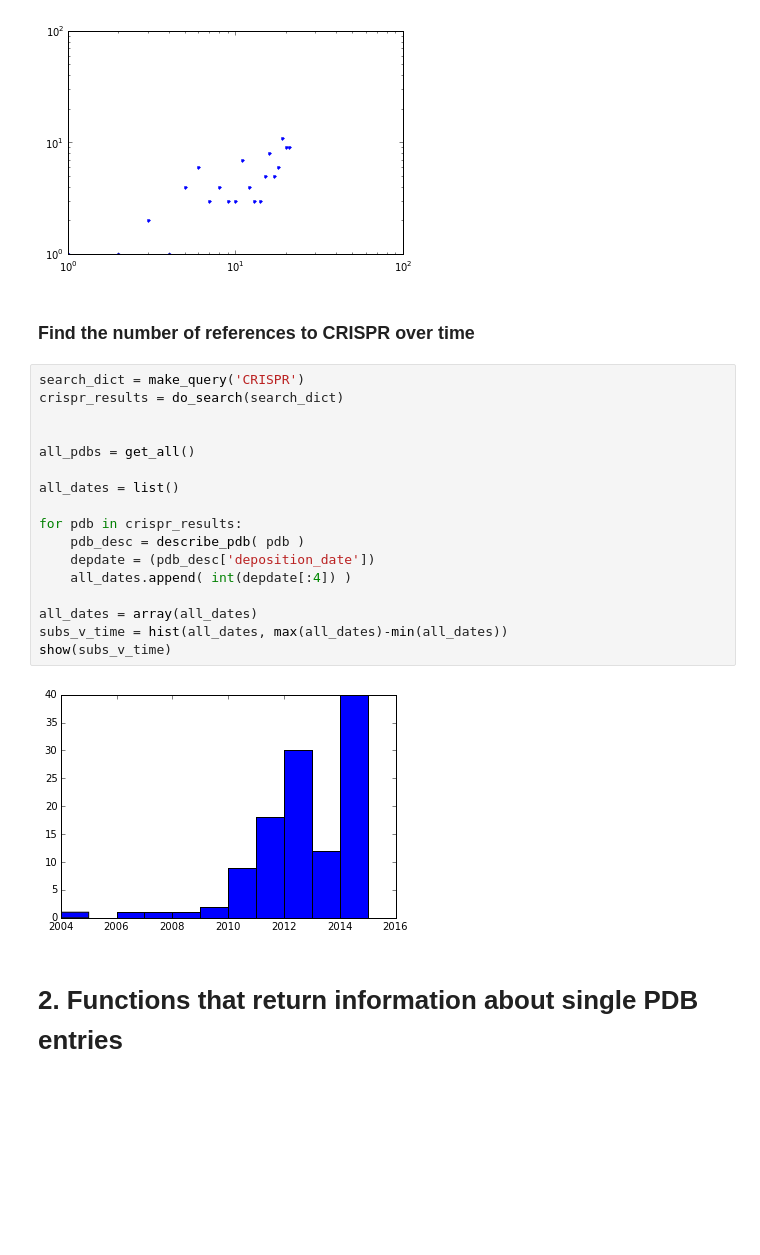
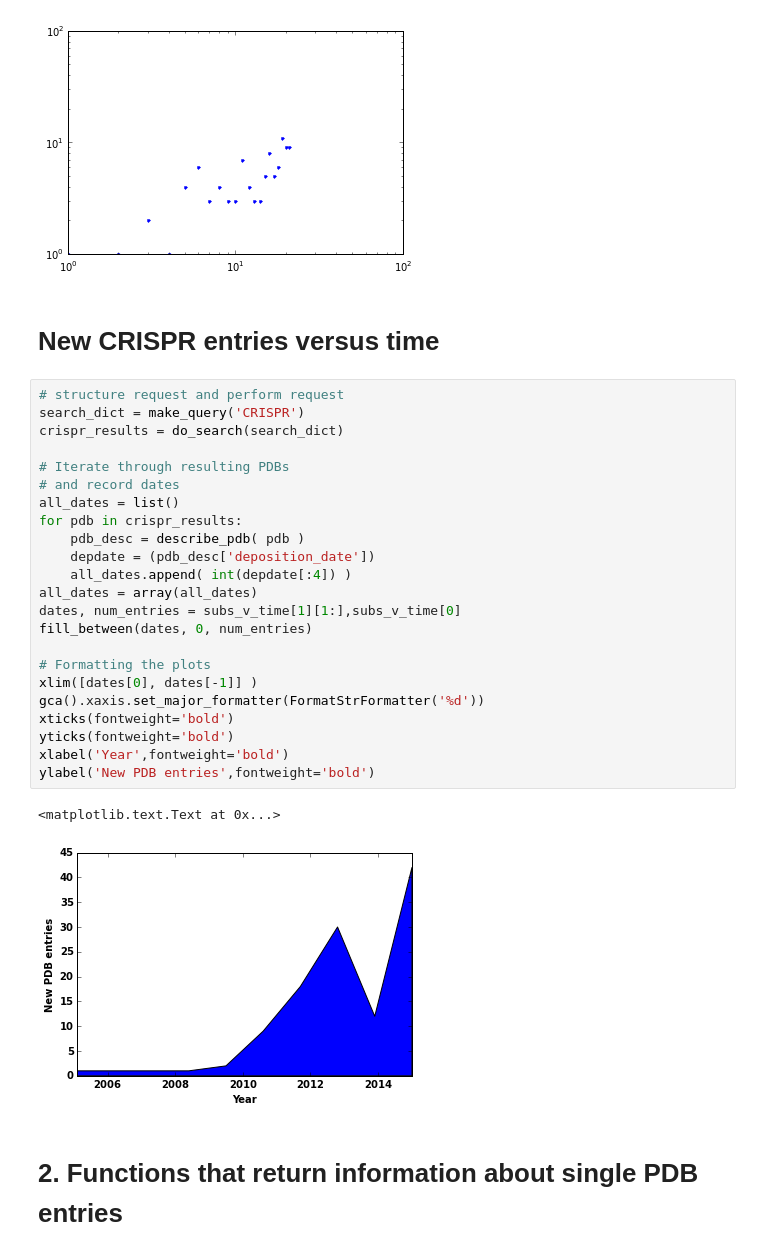
Before and after one commit to williamgilpin/pypdb, a Jupyter notebook: demos/demos.ipynb, the cells around one changed output. Saved outputs shown, nothing was run; the diff lists cells and outputs as text; blank space fills up the shorter version.

```diff
--- a/demos/demos.ipynb
+++ b/demos/demos.ipynb
@@ -93,27 +96,34 @@ loglog(subs_v_time[0],'.')
 [figure]
 [<matplotlib.lines.Line2D at 0x...>]
 [figure]
-# %% [markdown]
-### Find the number of references to CRISPR over time
+# %% [markdown]
+# New CRISPR entries versus time
 # %%
+# structure request and perform request
 search_dict = make_query('CRISPR')
 crispr_results = do_search(search_dict)
 
-
-all_pdbs = get_all()
-
+# Iterate through resulting PDBs
+# and record dates
 all_dates = list()
-
 for pdb in crispr_results:
     pdb_desc = describe_pdb( pdb )
     depdate = (pdb_desc['deposition_date'])
     all_dates.append( int(depdate[:4]) )
+all_dates = array(all_dates)
+dates, num_entries = subs_v_time[1][1:],subs_v_time[0]
+fill_between(dates, 0, num_entries)
 
-all_dates = array(all_dates)
-subs_v_time = hist(all_dates, max(all_dates)-min(all_dates))
-show(subs_v_time)
+# Formatting the plots
+xlim([dates[0], dates[-1]] )
+gca().xaxis.set_major_formatter(FormatStrFormatter('%d'))
+xticks(fontweight='bold')
+yticks(fontweight='bold')
+xlabel('Year',fontweight='bold')
+ylabel('New PDB entries',fontweight='bold')
 # %% [output]
+<matplotlib.text.Text at 0x...>
-[figure, old version]
+[figure, new version]
 # %% [markdown]
 # 2. Functions that return information about single PDB entries
 # %% [markdown]
```
Also changed, not shown: parts of 14 cells of this notebook, 1 other file.
